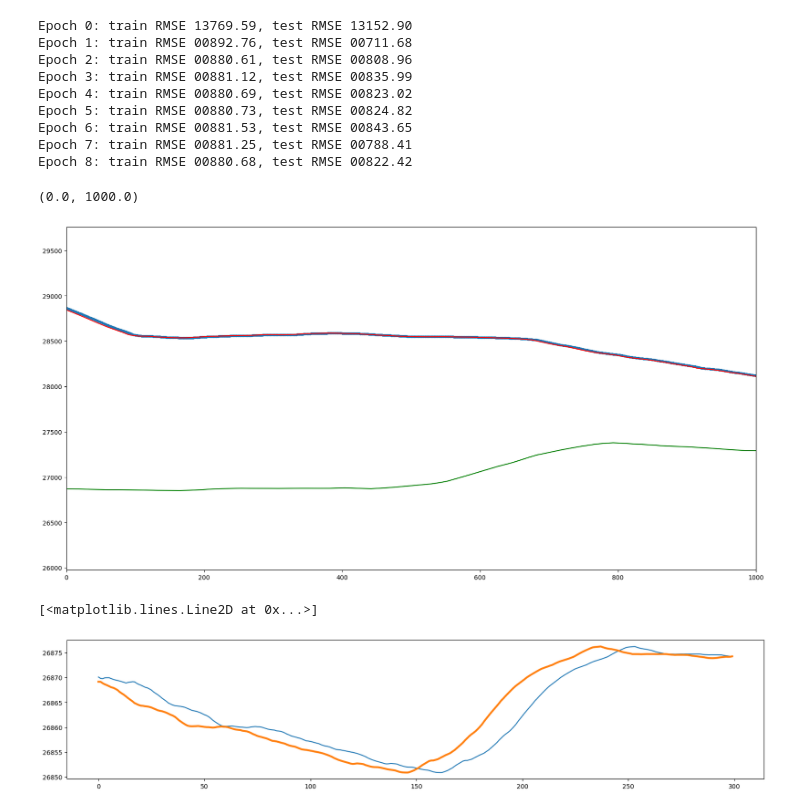
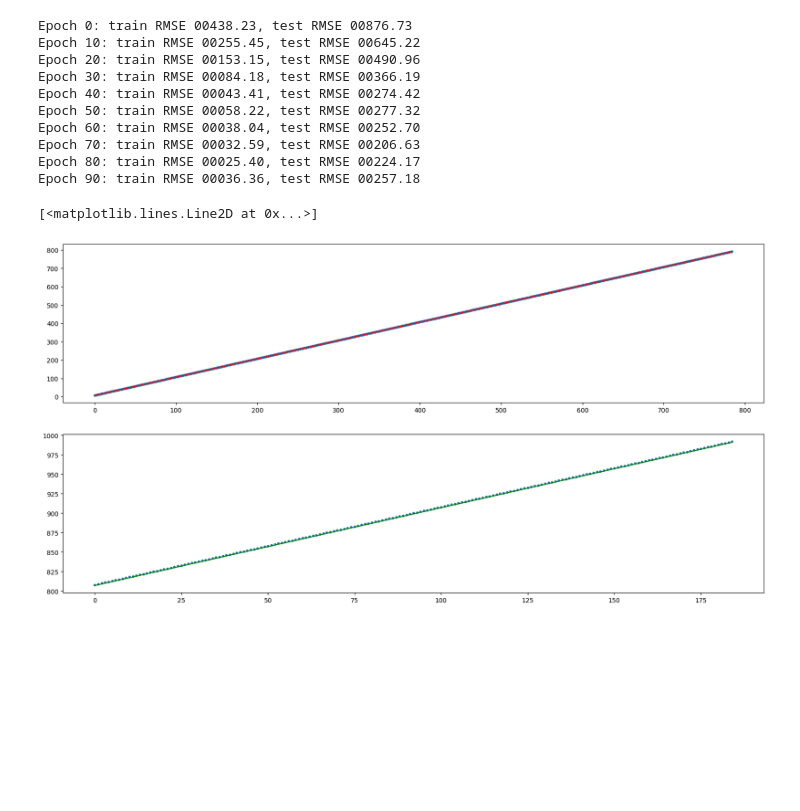
Before and after one commit to binrey/MLTR, a Jupyter notebook: lstm.ipynb, the cells around one changed output. Drawn from its saved outputs; the diff is of its cells as text; code cells hidden in the pictures; blank space fills up the shorter version.

```diff
--- a/lstm.ipynb
+++ b/lstm.ipynb
@@ -94,23 +105,25 @@ class AirModel(nn.Module):
 
     def forward(self, x):
         x, _ = self.lstm(x)
-        x = self.linear_trans(x)
+        # x = self.linear_trans(x)
         # x = nn.ReLU()(x)
         # x = self.linear_inner(x)
-        x = nn.ReLU()(x)
+        # x = nn.ReLU()(x)
         x = self.linear_out(x)
         return x
 
     def predict(self, x):
         dx = self.forward(x)[:, -1, :]
         return x[:, -1]#*(dx + 1)
-model = AirModel(8, 8)
+model = AirModel(32, 32).to("mps")
 # %%
 optimizer = optim.Adam(model.parameters(), 0.01)
 loss_fn = nn.MSELoss()
+
+X_train, y_train, X_test, y_test = X_train.to("mps"), y_train.to("mps"), X_test.to("mps"), y_test.to("mps")
 loader = data.DataLoader(data.TensorDataset(X_train, y_train), shuffle=True, batch_size=8)
 
-n_epochs = 9
+n_epochs = 100
 for epoch in range(n_epochs):
     model.train()
     for X_batch, y_batch in loader:
@@ -120,47 +133,39 @@ for epoch in range(n_epochs):
         loss.backward()
         optimizer.step()
     # Validation
-    if epoch % 1 != 0:
+    if epoch % 10 != 0:
         continue
     model.eval()
     with torch.no_grad():
         y_pred = model(X_train)
-        train_rmse = np.sqrt(loss_fn(y_pred, y_train))
+        train_rmse = torch.pow(loss_fn(y_pred[:, -1], y_train[:, -1]), 0.5)
         y_pred = model(X_test)
-        test_rmse = np.sqrt(loss_fn(y_pred, y_test))
+        test_rmse = torch.pow(loss_fn(y_pred[:, -1], y_test[:, -1]), 0.5)
     print("Epoch %d: train RMSE %08.2f, test RMSE %08.2f" % (epoch, train_rmse, test_rmse))
 # %% [output]
-Epoch 0: train RMSE 13769.59, test RMSE 13152.90
-Epoch 1: train RMSE 00892.76, test RMSE 00711.68
-Epoch 2: train RMSE 00880.61, test RMSE 00808.96
-Epoch 3: train RMSE 00881.12, test RMSE 00835.99
-Epoch 4: train RMSE 00880.69, test RMSE 00823.02
-Epoch 5: train RMSE 00880.73, test RMSE 00824.82
-Epoch 6: train RMSE 00881.53, test RMSE 00843.65
-Epoch 7: train RMSE 00881.25, test RMSE 00788.41
-Epoch 8: train RMSE 00880.68, test RMSE 00822.42
+Epoch 0: train RMSE 00438.23, test RMSE 00876.73
+Epoch 10: train RMSE 00255.45, test RMSE 00645.22
+Epoch 20: train RMSE 00153.15, test RMSE 00490.96
+Epoch 30: train RMSE 00084.18, test RMSE 00366.19
+Epoch 40: train RMSE 00043.41, test RMSE 00274.42
+Epoch 50: train RMSE 00058.22, test RMSE 00277.32
+Epoch 60: train RMSE 00038.04, test RMSE 00252.70
+Epoch 70: train RMSE 00032.59, test RMSE 00206.63
+Epoch 80: train RMSE 00025.40, test RMSE 00224.17
+Epoch 90: train RMSE 00036.36, test RMSE 00257.18
-# %%
-with torch.no_grad():
-    # shift train predictions for plotting
-    train_plot = np.ones_like(timeseries) * np.nan
-    y_pred = model.predict(X_train)
-    # y_pred = y_pred[:, -1, :]
-    train_plot[:train_size] = model.predict(X_train)#[:, -1, :]
-    # shift test predictions for plotting
-    #test_plot = np.ones_like(timeseries) * np.nan
-    test_plot = model.predict(X_test)#[:, -1, :]
-# plot
-plt.subplots(figsize=(20, 10))
-plt.plot(timeseries, ".")
-plt.plot(train_plot, c='r')
-plt.plot(test_plot, c='g')
-plt.xlim([0, 1000])
-# %% [output]
-(0.0, 1000.0)
-[figure, removed]
-# %%
-plt.plot(test_plot[:300])
-plt.plot(y_test[:300, -1], linewidth=3)
-# %% [output]
-[<matplotlib.lines.Line2D at 0x...>]
-[figure, removed]
+# %%
+with torch.no_grad():
+    y_pred4train = model.predict(X_train.to("mps")).cpu()
+    y_pred4test = model.predict(X_test.to("mps")).cpu()
+# plot
+plt.subplots(figsize=(20, 10))
+plt.subplot(2, 1, 1)
+plt.plot(y_train[:, -1].cpu(), ".")
+plt.plot(y_pred4train.cpu(), c='r')
+plt.subplot(2, 1, 2)
+plt.plot(y_test[:, -1].cpu(), ".")
+plt.plot(y_pred4test.cpu(), c='g')
+# plt.xlim([0, 1000])
+# %% [output]
+[<matplotlib.lines.Line2D at 0x...>]
+[figure, added]
```
Also changed, not shown: parts of 9 cells of this notebook, 1 other file.
